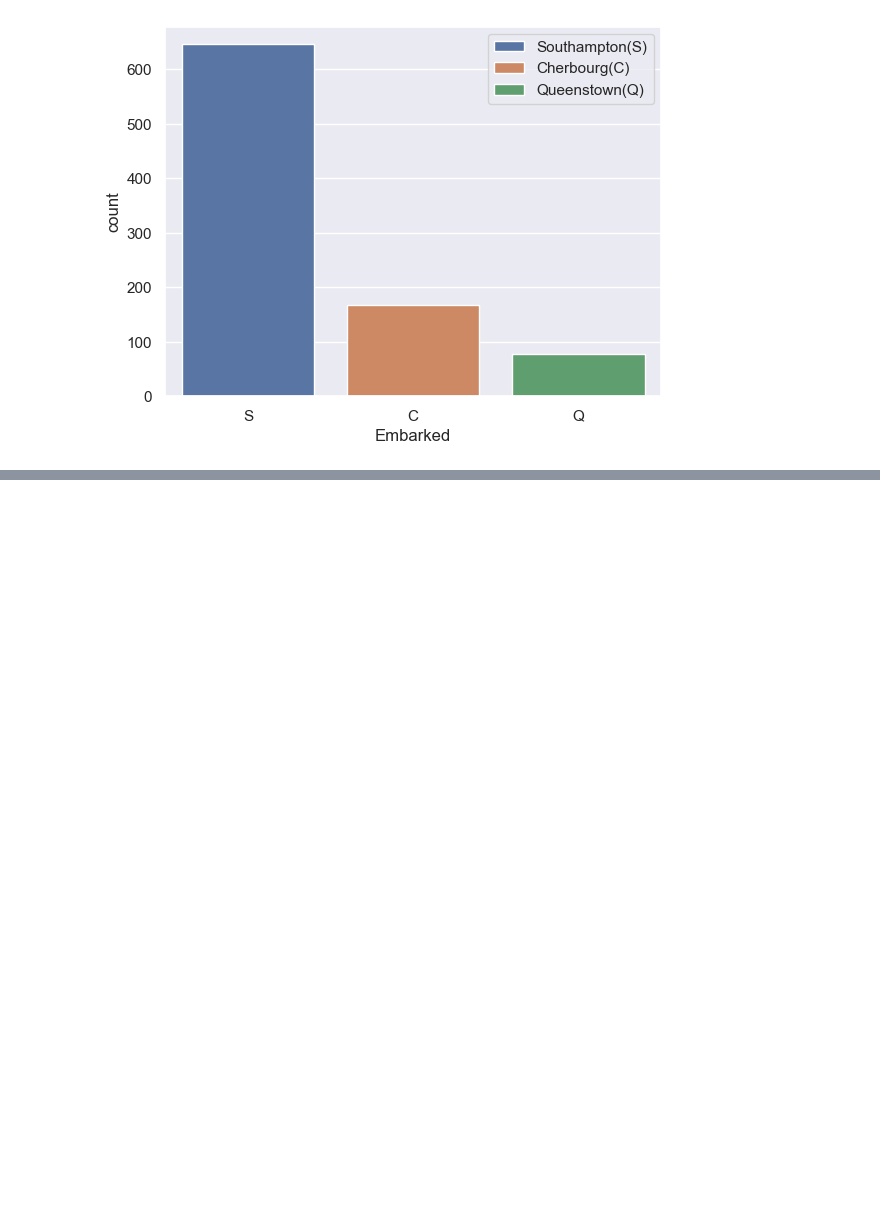
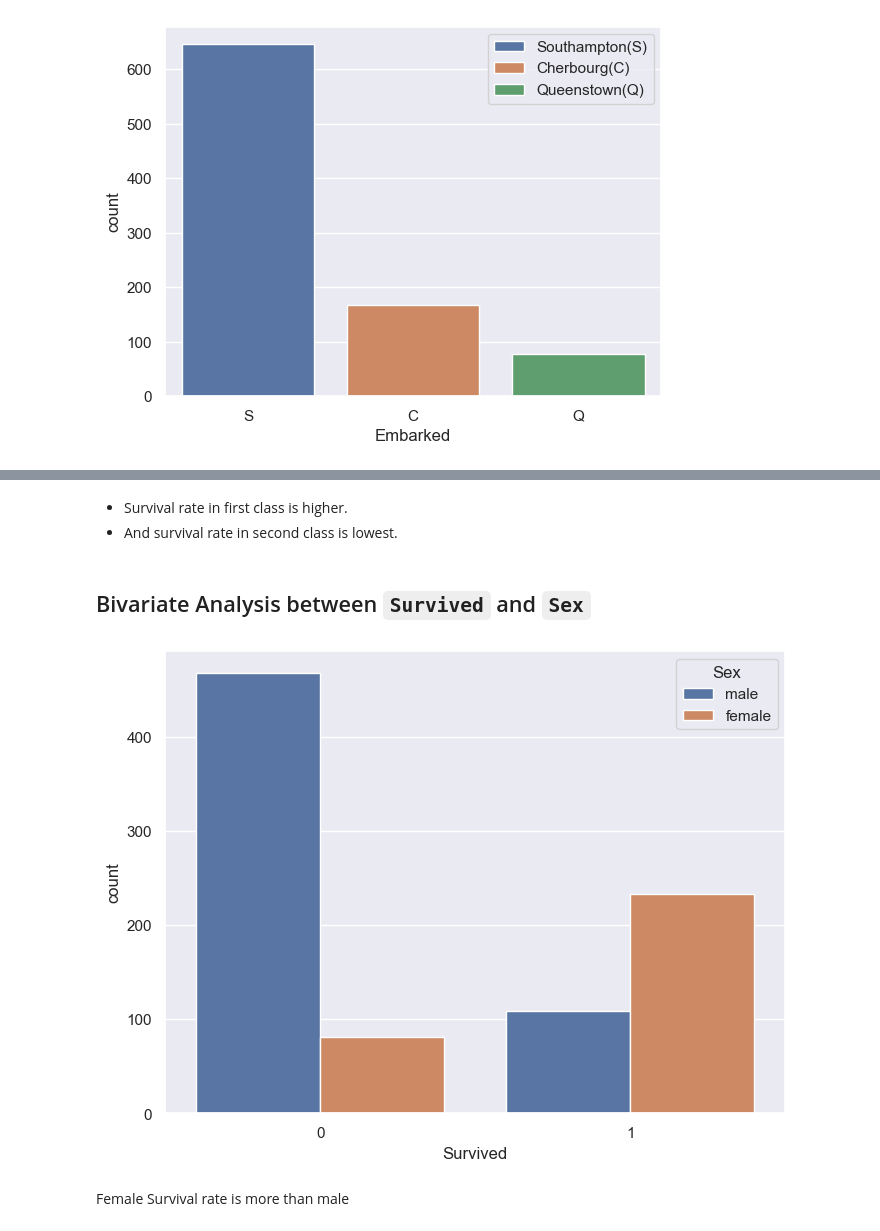
Before and after one commit to Mikun007/Agentic-AI-Generative-AI-AI-ML-DA-FSDS-_-Codes_Experties, a Jupyter notebook: Projects/EDA on Titanic Dataste.ipynb, the cells around one changed output, grey strips where cells are left out. Cells and saved outputs as stored; diff of their text form; code cells hidden in the pictures; blank space fills up the shorter version.

```diff
--- a/Projects/EDA on Titanic Dataste.ipynb
+++ b/Projects/EDA on Titanic Dataste.ipynb
@@ -298,0 +317,13 @@ plt.legend(["Southampton(S)", "Cherbourg(C)", "Queenstown(Q)"]);
+# %% [markdown]
+* Survival rate in first class is higher.
+* And survival rate in second class is lowest.
+# %% [markdown]
+## Bivariate Analysis between `Survived` and `Sex`
+# %%
+# Raw data
+fig, ax = plt.subplots(figsize=(8, 6))
+ax = sns.countplot(data=df_titanic, x="Survived", hue="Sex")
+# %% [output]
+[figure, added]
+# %% [markdown]
+Female Survival rate is more than male
```
Also changed, not shown: parts of 30 cells of this notebook.
